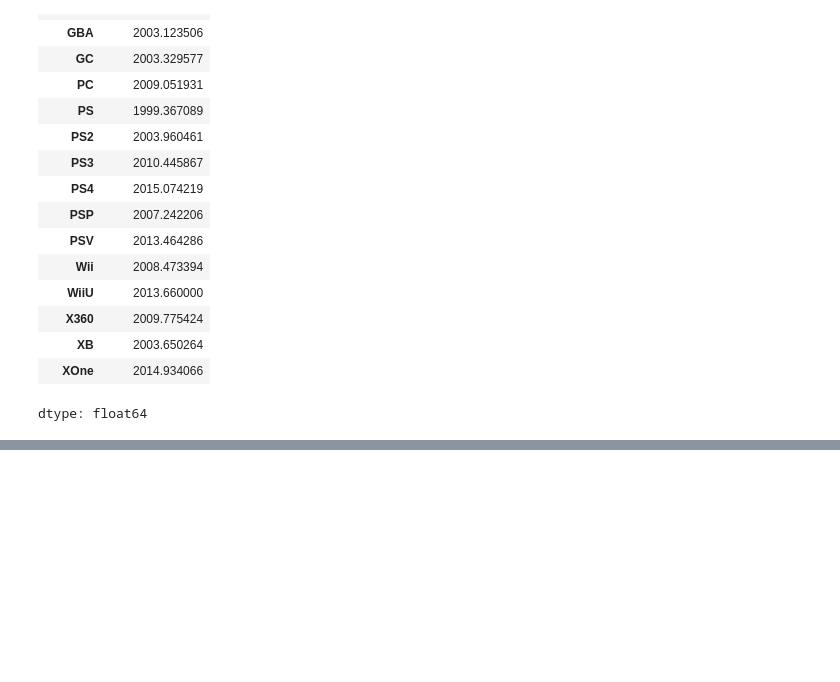
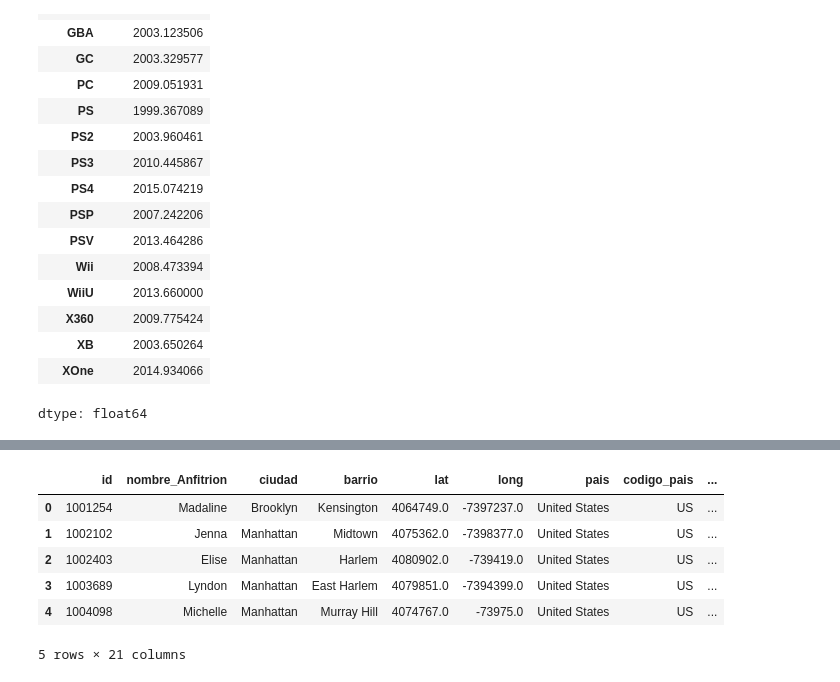
Before and after one commit to ddopazo92/Introduccion_datascience_diego_dopazo, a Jupyter notebook: cargar_csv_y_agrupar_datos.ipynb, the cells around one changed output, grey strips where cells are left out. Drawn from its saved outputs; the diff is of its cells as text; code cells hidden in the pictures; blank space fills up the shorter version.

```diff
--- a/cargar_csv_y_agrupar_datos.ipynb
+++ b/cargar_csv_y_agrupar_datos.ipynb
@@ -92,0 +108,13 @@ dtype: float64
+# %%
+import pandas as pd
+
+df = pd.read_excel('AirBnb-project-Diego Dopazo.xls',na_values=['N/A', 'NA', '--']) ##sheet_name= para seleccionar una hoja especifica del xlms
+df.head()
+# %% [output]
+|  | id | nombre_Anfitrion | ciudad | barrio | lat | long | pais | codigo_pais | ... |
+| 0 | 1001254 | Madaline | Brooklyn | Kensington | 4064749.0 | -7397237.0 | United States | US | ... |
+| 1 | 1002102 | Jenna | Manhattan | Midtown | 4075362.0 | -7398377.0 | United States | US | ... |
+| 2 | 1002403 | Elise | Manhattan | Harlem | 4080902.0 | -739419.0 | United States | US | ... |
+| 3 | 1003689 | Lyndon | Manhattan | East Harlem | 4079851.0 | -7394399.0 | United States | US | ... |
+| 4 | 1004098 | Michelle | Manhattan | Murray Hill | 4074767.0 | -73975.0 | United States | US | ... |
+5 rows × 21 columns
```
Also changed, not shown: parts of 4 cells of this notebook.
